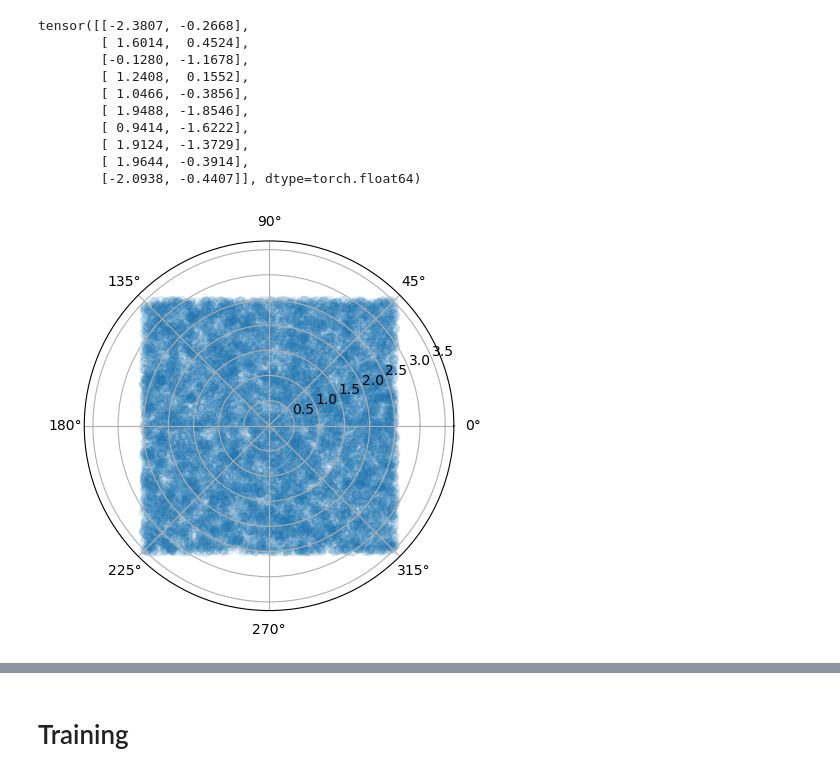
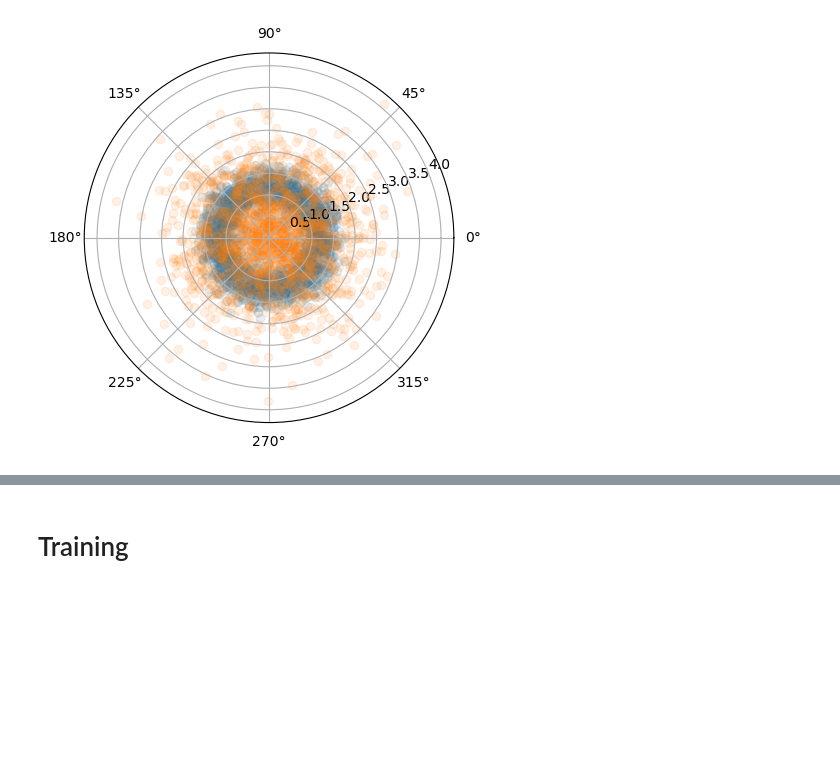
Before and after one commit to max-lennon/robust_likelihood, a Jupyter notebook: pytorch_realnvp_cifar10.ipynb, the cells around one changed output, grey strips where cells are left out. Drawn from its saved outputs; the diff is of its cells as text; code cells hidden in the pictures; blank space fills up the shorter version.

```diff
--- a/pytorch_realnvp_cifar10.ipynb
+++ b/pytorch_realnvp_cifar10.ipynb
@@ -466,35 +558,28 @@ tensor(0.8189, device='cuda:0', dtype=torch.float64)
 # %%
 import matplotlib as mpl
 mpl.rcParams['agg.path.chunksize'] = 10000
 
-def polar_plot(y):
+def polar_plot(y, ax):
     y_square = torch.pow(y, 2)
     r = torch.sqrt(torch.sum(y_square, axis=1))
     theta = 2 * torch.arctan(torch.div(y[:,1], y[:,0]+r))
+    c = ax.scatter(theta.numpy(), r.numpy(), alpha=0.1)
 
-    fig = plt.figure()
-    ax = fig.add_subplot(projection='polar')
-    c = ax.scatter(theta.numpy(), r.numpy(), alpha=0.1)
 
 plot_batch = 10000
 plot_d = 2
 region_width = 5
 
-plot_sample = (torch.rand((plot_batch, plot_d)) - 0.5).double() * region_width
-print(plot_sample[:10])
-polar_plot(plot_sample)
+fig = plt.figure()
+ax = fig.add_subplot(projection='polar')
+
+
+ring_sample = ring_dist_sample(mu_r_50, ring_50_sd)
+# print(ring_sample[:10])
+polar_plot(ring_sample, ax)
+polar_plot(gauss_sample, ax)
 # %% [output]
-tensor([[-2.3807, -0.2668],
-        [ 1.6014,  0.4524],
-        [-0.1280, -1.1678],
-        [ 1.2408,  0.1552],
-        [ 1.0466, -0.3856],
-        [ 1.9488, -1.8546],
-        [ 0.9414, -1.6222],
-        [ 1.9124, -1.3729],
-        [ 1.9644, -0.3914],
-        [-2.0938, -0.4407]], dtype=torch.float64)
-[figure, old version]
+[figure, new version]
 # %%
 def slice_plot(ax, x, y, probs, z3=0, eps=0.2):
     xx, yy = np.meshgrid(x.numpy(), y.numpy())
```
Also changed, not shown: parts of 27 cells of this notebook, 11 other files.
